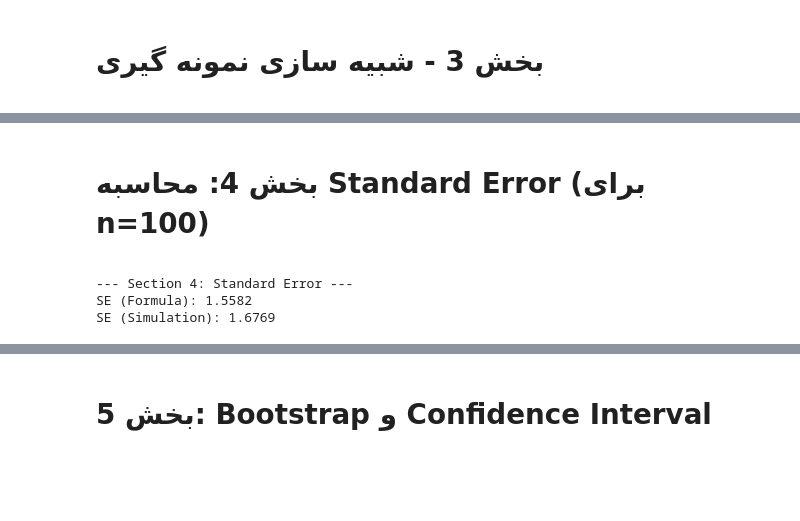
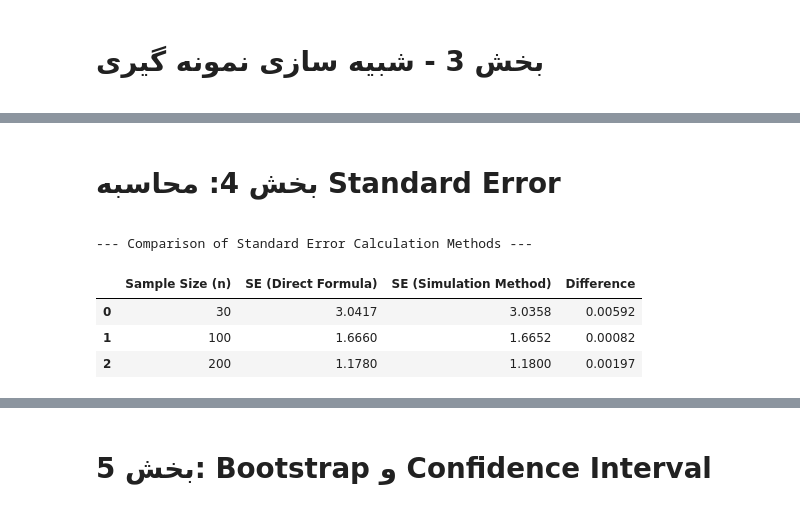
Before and after one commit to Pourya-Ardestani/DataScience, a Jupyter notebook: third.ipynb, the cells around one changed output, grey strips where cells are left out. Saved outputs shown, nothing was run; the diff lists cells and outputs as text; code cells hidden in the pictures; blank space fills up the shorter version.

```diff
--- a/third.ipynb
+++ b/third.ipynb
@@ -334,22 +354,40 @@ df_sampling_summary
 <div dir="rtl">
 
 
-# بخش 4: محاسبه Standard Error (برای n=100)
+# بخش 4: محاسبه Standard Error
 
 </div>
-# %%
-n_se = 100
-real_sample = np.random.choice(population_age, size=n_se, replace=False)
-
-# روش اول: فرمول مستقیم
-se_formula = np.std(real_sample, ddof=1) / np.sqrt(n_se)
-# روش دوم: شبیه‌سازی
-se_simulation = np.std(sampling_distributions[100], ddof=1)
-
-print("--- Section 4: Standard Error ---")
-print(f"SE (Formula): {se_formula:.4f}")
-print(f"SE (Simulation): {se_simulation:.4f}\n")
-# %% [output]
---- Section 4: Standard Error ---
-SE (Formula): 1.5582
-SE (Simulation): 1.6769
+# %%
+pop_std = np.std(population_age)
+
+se_results = []
+
+# for 3 sample sizes
+for n in sample_sizes:
+    # روش اول: استفاده از فرمول مستقیم
+    # SE = sigma / sqrt(n)
+    se_formula = pop_std / np.sqrt(n)
+
+    # روش دوم: شبیه‌سازی (انحراف معیارِ میانگین‌هایی که در بخش ۳ ذخیره کردیم)
+    se_simulation = np.std(sampling_distributions[n])
+
+    # محاسبه اختلاف برای نشان دادن دقت
+    diff = abs(se_formula - se_simulation)
+
+    se_results.append({
+        'Sample Size (n)': n,
+        'SE (Direct Formula)': round(se_formula, 4),
+        'SE (Simulation Method)': round(se_simulation, 4),
+        'Difference': round(diff, 5)
+    })
+
+# ۳. نمایش نتایج در قالب جدول
+df_se_comp = pd.DataFrame(se_results)
+print("--- Comparison of Standard Error Calculation Methods ---")
+display(df_se_comp)
+# %% [output]
+--- Comparison of Standard Error Calculation Methods ---
+|  | Sample Size (n) | SE (Direct Formula) | SE (Simulation Method) | Difference |
+| 0 | 30 | 3.0417 | 3.0358 | 0.00592 |
+| 1 | 100 | 1.6660 | 1.6652 | 0.00082 |
+| 2 | 200 | 1.1780 | 1.1800 | 0.00197 |
```
Also changed, not shown: parts of 11 cells of this notebook.
